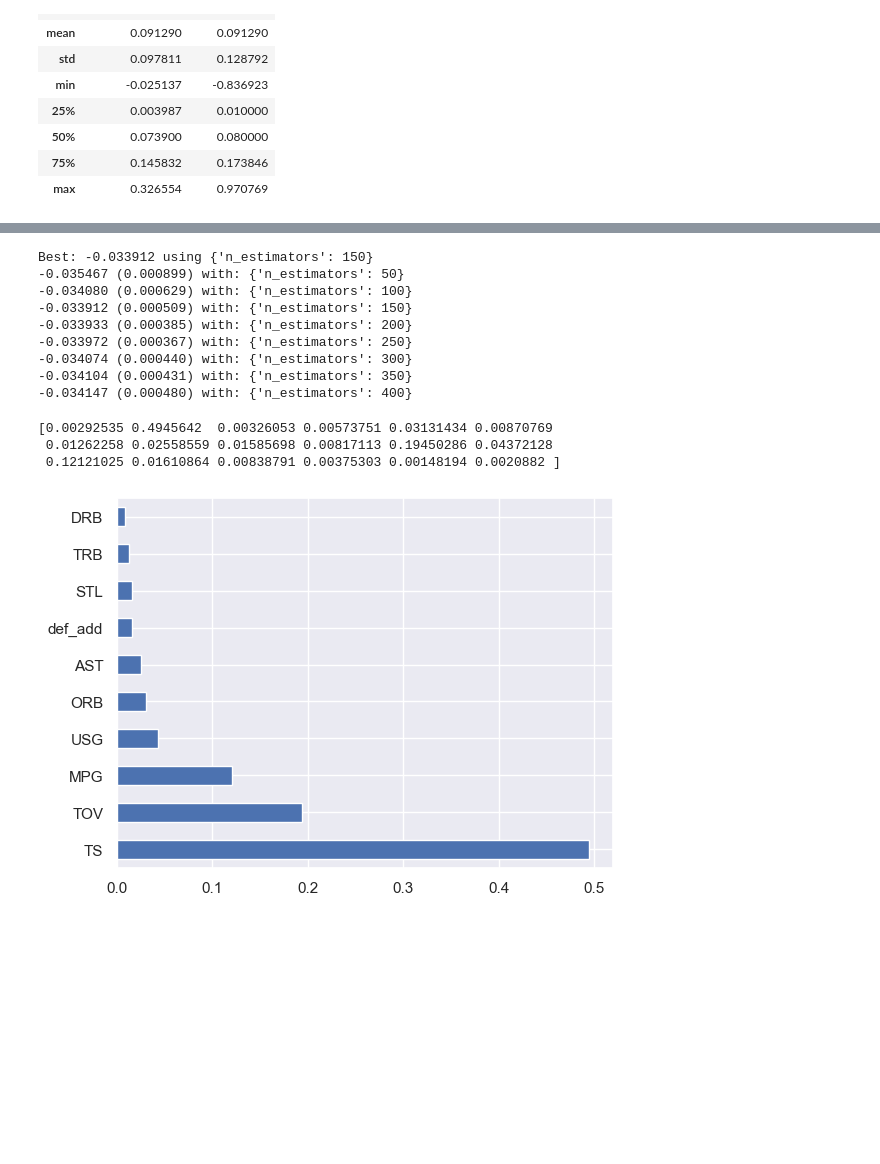
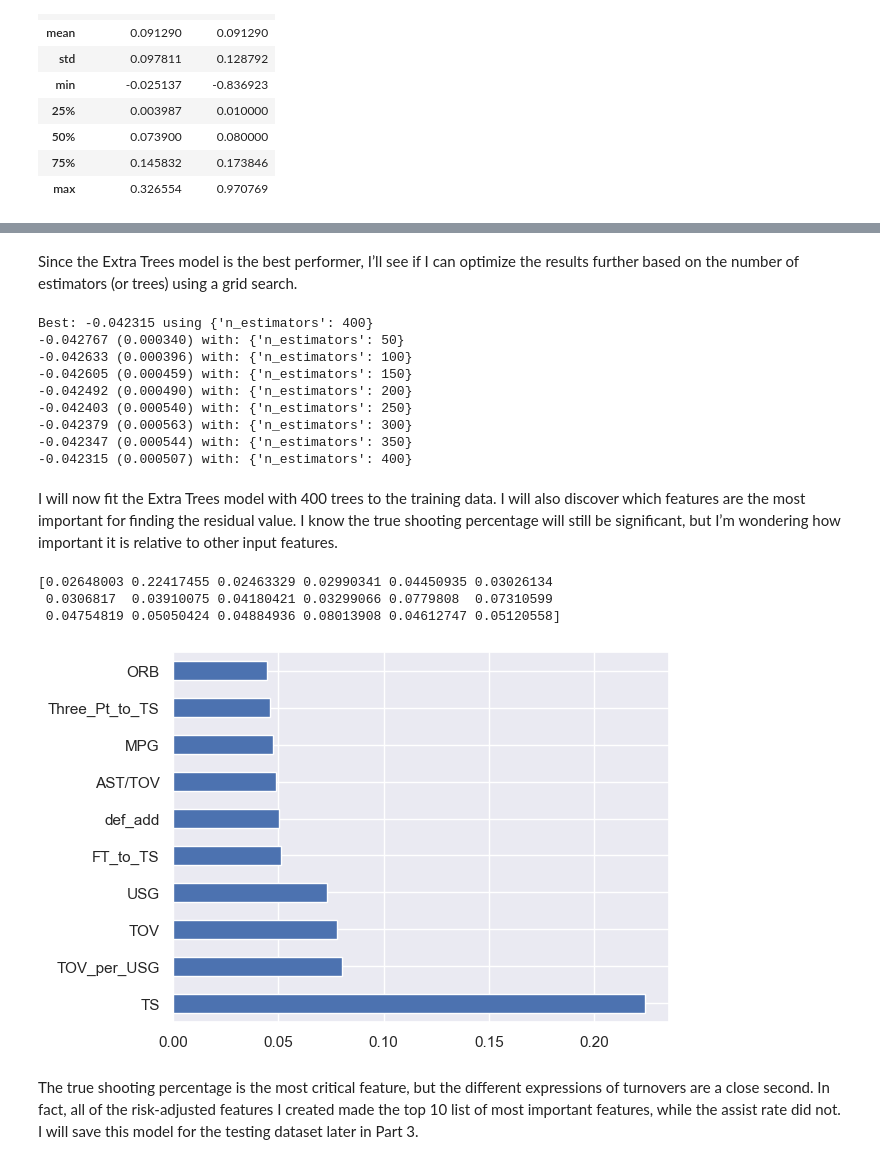
Before and after one commit to mikeijeh/nba_roster_project, a Jupyter notebook: NBA Roster Evaluation Project.ipynb, the cells around one changed output, grey strips where cells are left out. Saved outputs shown, nothing was run; the diff lists cells and outputs as text; code cells hidden in the pictures; blank space fills up the shorter version.

Commit message:
Update project and ML models

```diff
--- a/NBA Roster Evaluation Project.ipynb
+++ b/NBA Roster Evaluation Project.ipynb
@@ -1953,14 +1922,9 @@ plt.show()
+# %% [markdown]
+Since the Extra Trees model is the best performer, I’ll see if I can optimize the results further based on the number of estimators (or trees) using a grid search.
 # %%
-# 9. Grid search : GradientBoostingRegressor
-'''
-n_estimators:
-
-    The number of boosting stages to perform. Gradient boosting
-    is fairly robust to over-fitting so a large number usually
-    results in better performance.
-'''
+#Grid search for the best number of estimators for the Extra Trees model
 param_grid = {'n_estimators': [50,100,150,200,250,300,350,400]}
-model = GradientBoostingRegressor(random_state=seed)
+model = ExtraTreesRegressor(random_state=seed)
 kfold = KFold(n_splits=num_folds, shuffle=True, random_state=seed)
 grid = GridSearchCV(estimator=model, param_grid=param_grid, scoring=scoring, cv=kfold)
 grid_result = grid.fit(X_train, Y_train)
@@ -1971,26 +1935,34 @@ params = grid_result.cv_results_['params']
 for mean, stdev, param in zip(means, stds, params):
     print("%f (%f) with: %r" % (mean, stdev, param))
 # %% [output]
-Best: -0.033912 using {'n_estimators': 150}
--0.035467 (0.000899) with: {'n_estimators': 50}
--0.034080 (0.000629) with: {'n_estimators': 100}
--0.033912 (0.000509) with: {'n_estimators': 150}
--0.033933 (0.000385) with: {'n_estimators': 200}
--0.033972 (0.000367) with: {'n_estimators': 250}
--0.034074 (0.000440) with: {'n_estimators': 300}
--0.034104 (0.000431) with: {'n_estimators': 350}
--0.034147 (0.000480) with: {'n_estimators': 400}
+Best: -0.042315 using {'n_estimators': 400}
+-0.042767 (0.000340) with: {'n_estimators': 50}
+-0.042633 (0.000396) with: {'n_estimators': 100}
+-0.042605 (0.000459) with: {'n_estimators': 150}
+-0.042492 (0.000490) with: {'n_estimators': 200}
+-0.042403 (0.000540) with: {'n_estimators': 250}
+-0.042379 (0.000563) with: {'n_estimators': 300}
+-0.042347 (0.000544) with: {'n_estimators': 350}
+-0.042315 (0.000507) with: {'n_estimators': 400}
+# %% [markdown]
+I will now fit the Extra Trees model with 400 trees to the training data. I will also discover which features are the most important for finding the residual value. I know the true shooting percentage will still be significant, but I’m wondering how important it is relative to other input features.
 # %%
-model = GradientBoostingRegressor(n_estimators=150)
+#Use Extra Trees model to fit the training data
+model = ExtraTreesRegressor(n_estimators=400)
 model.fit(X_train, Y_train)
-print(model.feature_importances_) #use inbuilt class feature_importances of tree based regressors
-#plot graph of feature importances for better visualization
+
+#Use inbuilt class feature_importances of tree based regressors
+print(model.feature_importances_)
+
+#Plot graph of feature importances for better visualization
 feat_importances = pd.Series(model.feature_importances_, index=X_c.columns)
 feat_importances.nlargest(10).plot(kind='barh')
 plt.show()
 # %% [output]
-[0.00292535 0.4945642  0.00326053 0.00573751 0.03131434 0.00870769
- 0.01262258 0.02558559 0.01585698 0.00817113 0.19450286 0.04372128
- 0.12121025 0.01610864 0.00838791 0.00375303 0.00148194 0.0020882 ]
+[0.02648003 0.22417455 0.02463329 0.02990341 0.04450935 0.03026134
+ 0.0306817  0.03910075 0.04180421 0.03299066 0.0779808  0.07310599
+ 0.04754819 0.05050424 0.04884936 0.08013908 0.04612747 0.05120558]
-[figure, old version]
+[figure, new version]
+# %% [markdown]
+The true shooting percentage is the most critical feature, but the different expressions of turnovers are a close second. In fact, all of the risk-adjusted features I created made the top 10 list of most important features, while the assist rate did not. I will save this model for the testing dataset later in Part 3.
 # %%
```
Also changed, not shown: parts of 50 cells of this notebook, 2 other files.
